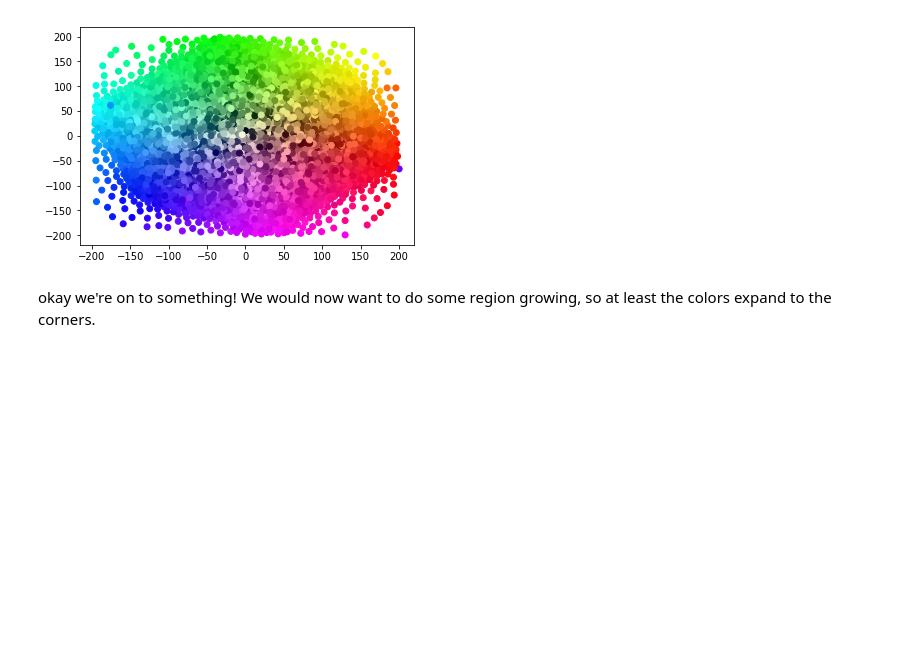
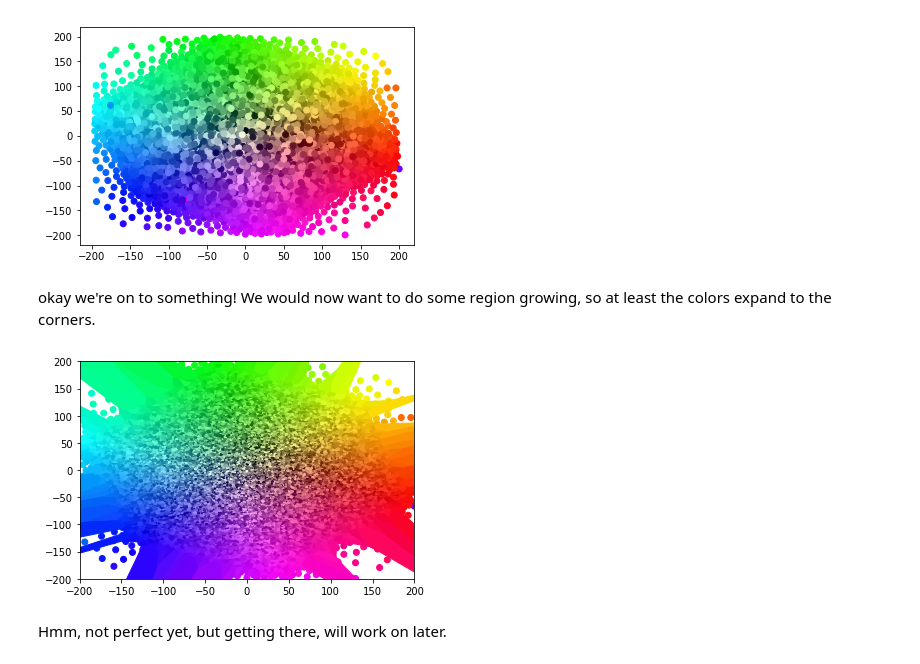
Before and after one commit to vsoch/codeart, a Jupyter notebook: examples/derive_colormap.ipynb, the cells around one changed output. Saved outputs shown, nothing was run; the diff lists cells and outputs as text; code cells hidden in the pictures; blank space fills up the shorter version.

```diff
--- a/examples/derive_colormap.ipynb
+++ b/examples/derive_colormap.ipynb
@@ -313,11 +313,16 @@ okay we're on to something! We would now want to do some region growing, so at l
 # %%
 # See https://stackoverflow.com/questions/41244322/how-to-color-voronoi-according-to-a-color-scale-and-the-area-of-each-cell
 plt.scatter(spread_data[:,0], spread_data[:, 1], c=vectors[[0,1,2]].to_numpy()/255);
 for r in range(len(voronoi.point_region)):
     region = voronoi.regions[voronoi.point_region[r]]
     if not -1 in region:
         polygon = [voronoi.vertices[i] for i in region]
         plt.fill(*zip(*polygon), color=(vectors[[0,1,2]].to_numpy()/255)[r])
-plt.set_xlim(-200, 200)
-plt.set_ylim(-200, 200)
+
+plt.xlim((-200, 200))   # set the xlim to left, right
+plt.ylim((-200, 200))     # set the xlim to left, right
 plt.show()
+# %% [output]
+[figure, added]
+# %% [markdown]
+Hmm, not perfect yet, but getting there, will work on later.
```
